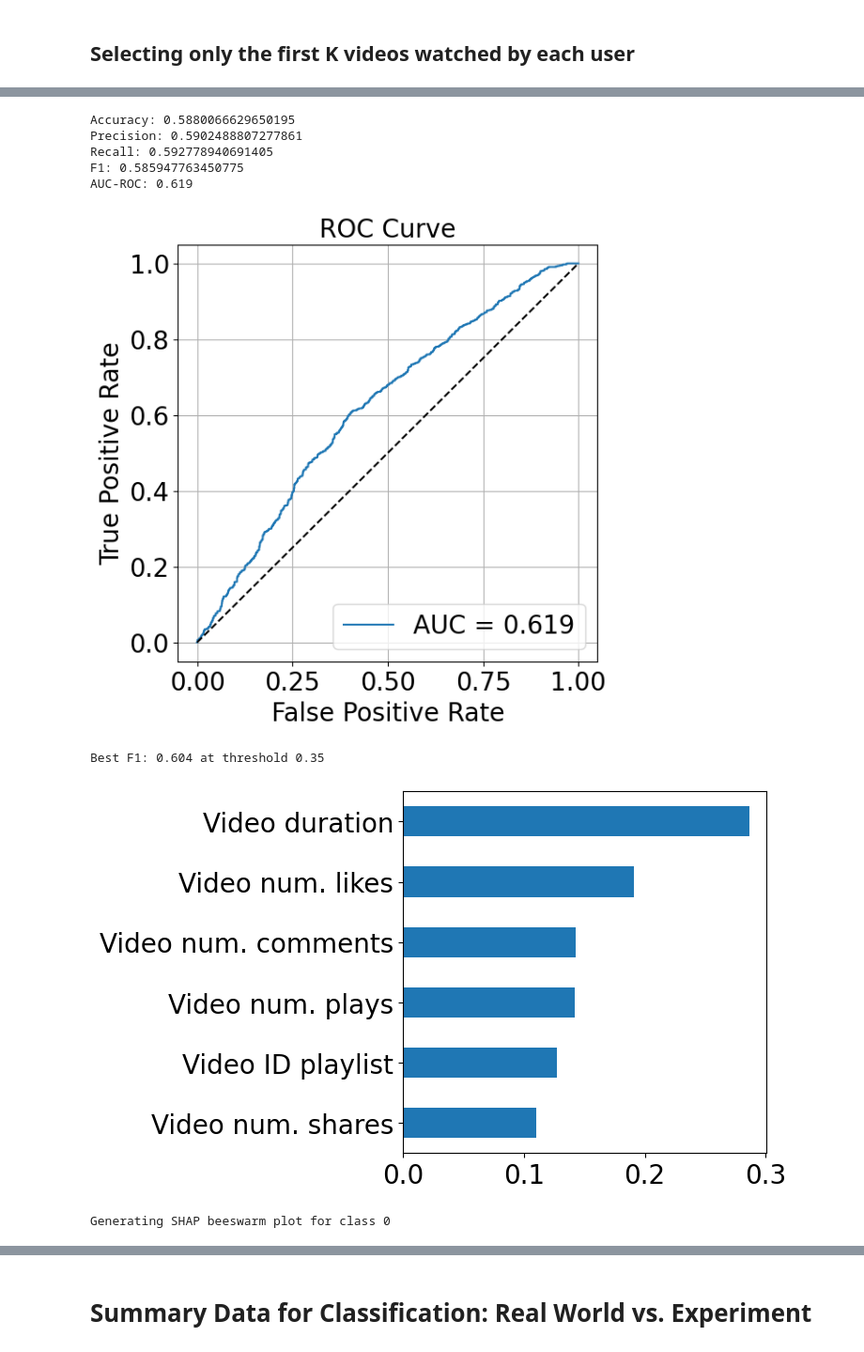
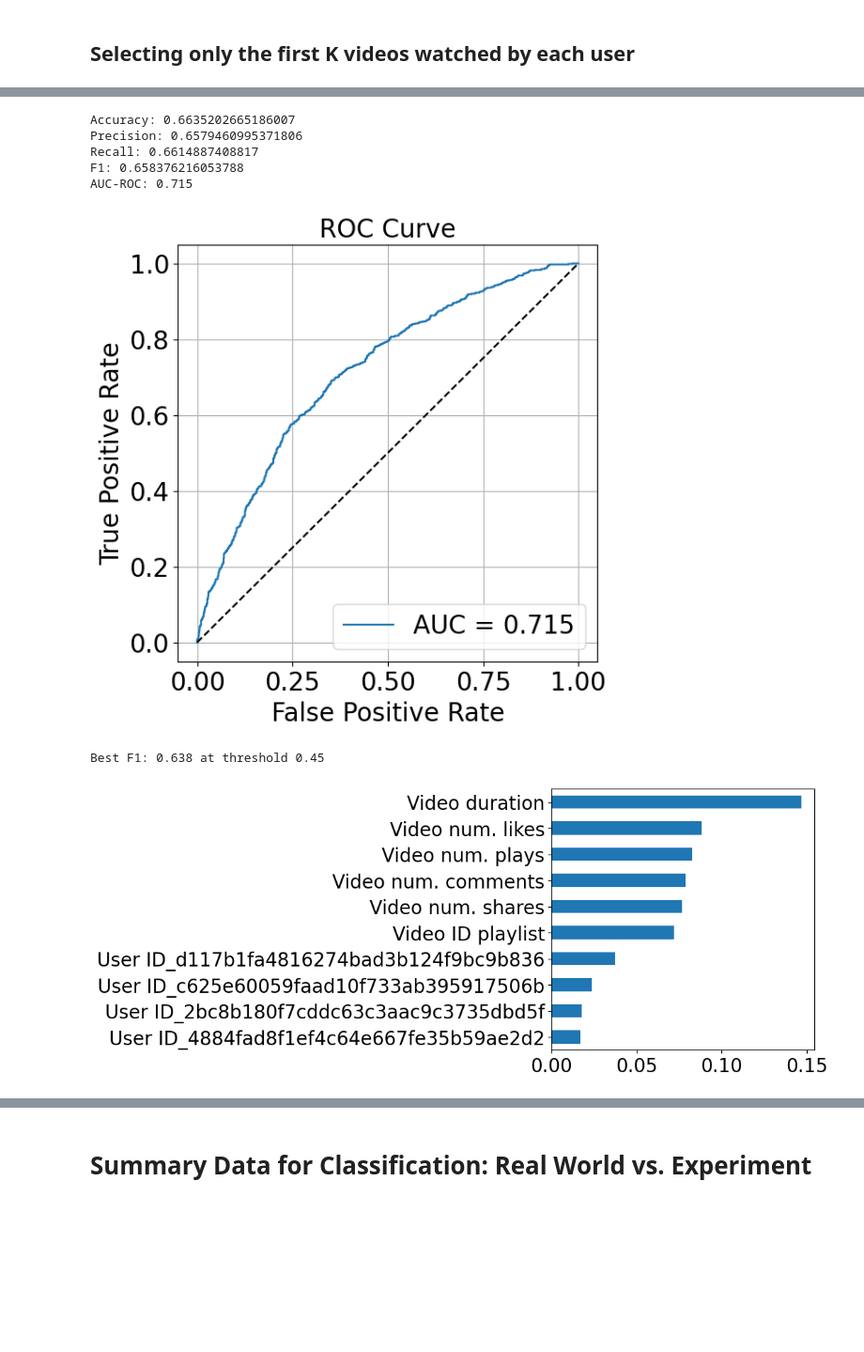
Before and after one commit to carolcoimbra/unpredictable-tiktok, a Jupyter notebook: classifier-rf.ipynb, the cells around one changed output, grey strips where cells are left out. Shown at 94% size. Cells and saved outputs as stored; diff of their text form; code cells hidden in the pictures; blank space fills up the shorter version.

```diff
--- a/classifier-rf.ipynb
+++ b/classifier-rf.ipynb
@@ -726,4 +774,4 @@ df_real_world
 # %%
 K=104
 df_real_world = df_real_world[df_real_world["video_id_playlist"] <= K]
-df_real_world
+df_real_world.reset_index(inplace=True, drop=True)
@@ -744,4 +778,7 @@ df_real_world
 # %%
+# One-hot encode the SEQUENTIAL_ID column
+one_hot_user_real_df = pd.get_dummies(df_real_world['email_md5'], prefix='User ID')
+
 df_real_world = df_real_world.drop(columns=['percentage_watched', 'liked', 'watched_6s+'])
 
 df_real_world.rename(columns={'video_id_playlist': "Video ID playlist",
@@ -773,5 +790,8 @@ print(df_real_world[columns_meta].shape, df_real_world[columns_meta].drop_duplic
+# %%
+df_real_world = df_real_world[columns_meta + ["watched_until_end"]]
+df_real_world = df_real_world.merge(one_hot_user_real_df, left_index=True, right_index=True) # adding one hot encoding user ID"
 # %%
-X2_real_world_meta = df_real_world[columns_meta]
+X2_real_world_meta = df_real_world.drop(columns=['watched_until_end'])
 y2_real_world = df_real_world["watched_until_end"]
 # %%
 print(X2_real_world_meta.shape, X2_real_world_meta.drop_duplicates().shape)
@@ -782,6 +802,7 @@ print(X2_real_world_meta.shape, X2_real_world_meta.drop_duplicates().shape)
 X2_train_real_world_meta, X2_test_real_world_meta, y2_train_real_world, y2_test_real_world = train_test_split(X2_real_world_meta, y2_real_world, test_size=0.2, random_state=42)
 # %%
 set_dim_fig((20,20,20))
-rand_search_real_world_meta = randomforest_tiktok(X2_train_real_world_meta, X2_test_real_world_meta, y2_train_real_world, y2_test_real_world, shap_testset=False, note="model_real_world_meta")
-rand_search_real_world_meta = randomforest_tiktok(X2_train_real_world_meta, X2_test_real_world_meta, y2_train_real_world, y2_test_real_world, shap_testset=True, note="model_real_world_meta")
+rand_search_real_world_meta = randomforest_tiktok(X2_train_real_world_meta, X2_test_real_world_meta, y2_train_real_world, y2_test_real_world, note="model_real_world_meta")
+#rand_search_real_world_meta = randomforest_tiktok(X2_train_real_world_meta, X2_test_real_world_meta, y2_train_real_world, y2_test_real_world, shap_set="train", note="model_real_world_meta")
+#rand_search_real_world_meta = randomforest_tiktok(X2_train_real_world_meta, X2_test_real_world_meta, y2_train_real_world, y2_test_real_world, shap_set="test", note="model_real_world_meta")
 # %% [output]
@@ -791,9 +812,8 @@ Test size: (1801, 6)
-Accuracy: 0.5880066629650195
-Precision: 0.5902488807277861
-Recall: 0.592778940691405
-F1: 0.585947763450775
-AUC-ROC: 0.619
+Accuracy: 0.6635202665186007
+Precision: 0.6579460995371806
+Recall: 0.6614887408817
+F1: 0.658376216053788
+AUC-ROC: 0.715
-[figure, old version]
+[figure, new version]
-Best F1: 0.604 at threshold 0.35
+Best F1: 0.638 at threshold 0.45
-[figure, old version]
+[figure, new version]
-Generating SHAP beeswarm plot for class 0
```
Also changed, not shown: parts of 20 cells of this notebook, 38 other files.
